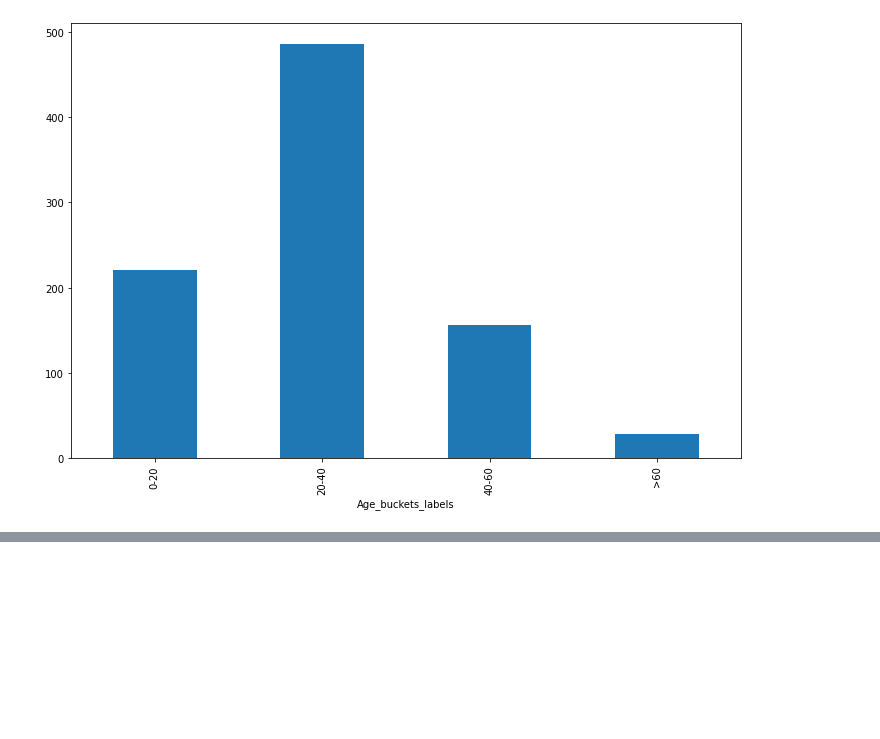
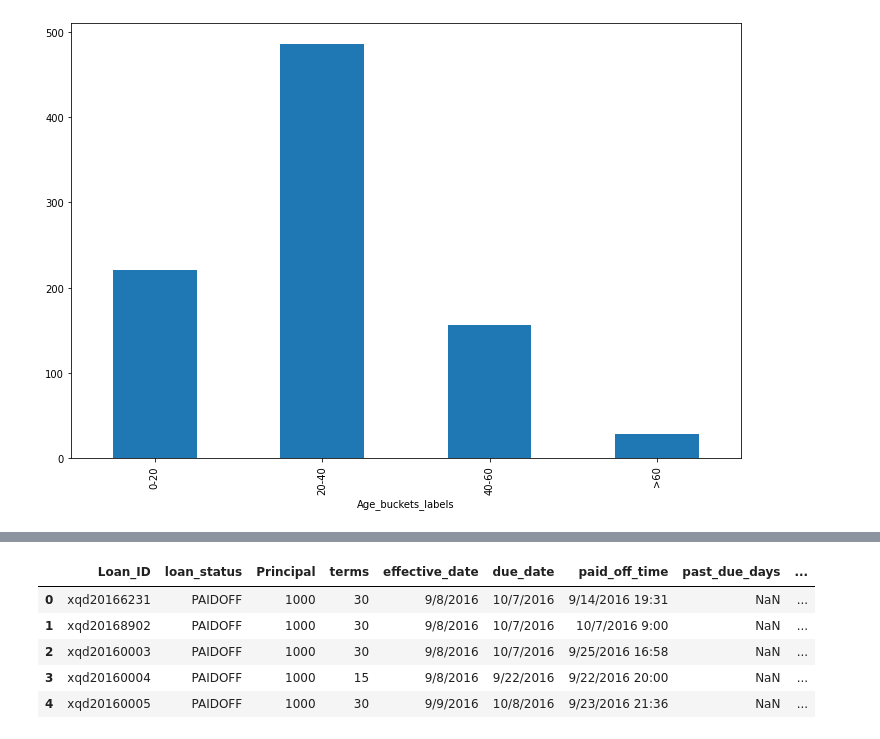
Before and after one commit to Rodrigo-Lopes-de-Andrade/Artigos_e_Projetos, a Jupyter notebook: Feature_Engineering_Metodos.ipynb, the cells around one changed output, grey strips where cells are left out. Drawn from its saved outputs; the diff is of its cells as text; code cells hidden in the pictures; blank space fills up the shorter version.

```diff
--- a/Feature_Engineering_Metodos.ipynb
+++ b/Feature_Engineering_Metodos.ipynb
@@ -1798,0 +1735,11 @@ This kernel is based on -
+# %%
+
+data = pd.read_csv("https://gist.githubusercontent.com/avmain/66d536ad88e53b4a28dda05db85d3c18/raw/fb7014c54ef128c05e52957902daf94dfe3f3685/loan_data_set.csv", nrows=10000)
+data.head()
+# %% [output]
+|  | Loan_ID | loan_status | Principal | terms | effective_date | due_date | paid_off_time | past_due_days | ... |
+| 0 | xqd20166231 | PAIDOFF | 1000 | 30 | 9/8/2016 | 10/7/2016 | 9/14/2016 19:31 | NaN | ... |
+| 1 | xqd20168902 | PAIDOFF | 1000 | 30 | 9/8/2016 | 10/7/2016 | 10/7/2016 9:00 | NaN | ... |
+| 2 | xqd20160003 | PAIDOFF | 1000 | 30 | 9/8/2016 | 10/7/2016 | 9/25/2016 16:58 | NaN | ... |
+| 3 | xqd20160004 | PAIDOFF | 1000 | 15 | 9/8/2016 | 9/22/2016 | 9/22/2016 20:00 | NaN | ... |
+| 4 | xqd20160005 | PAIDOFF | 1000 | 30 | 9/9/2016 | 10/8/2016 | 9/23/2016 21:36 | NaN | ... |
```
Also changed, not shown: parts of 168 cells of this notebook.
